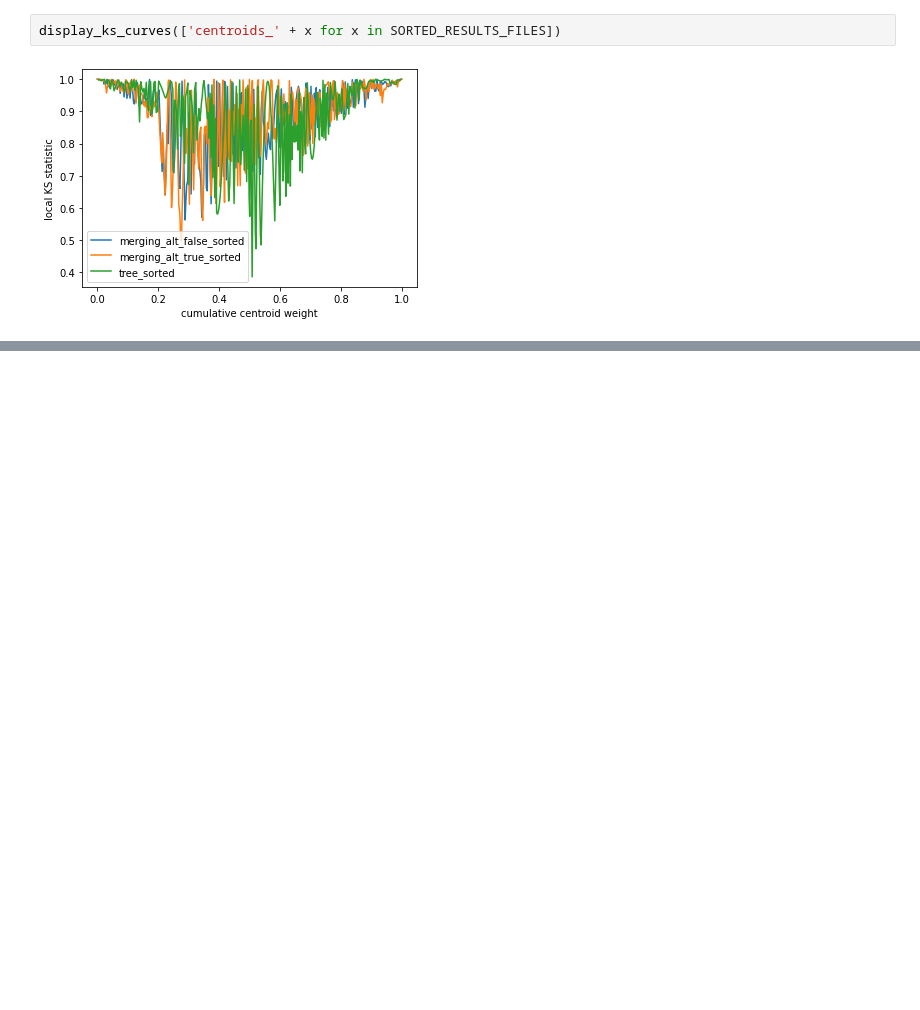
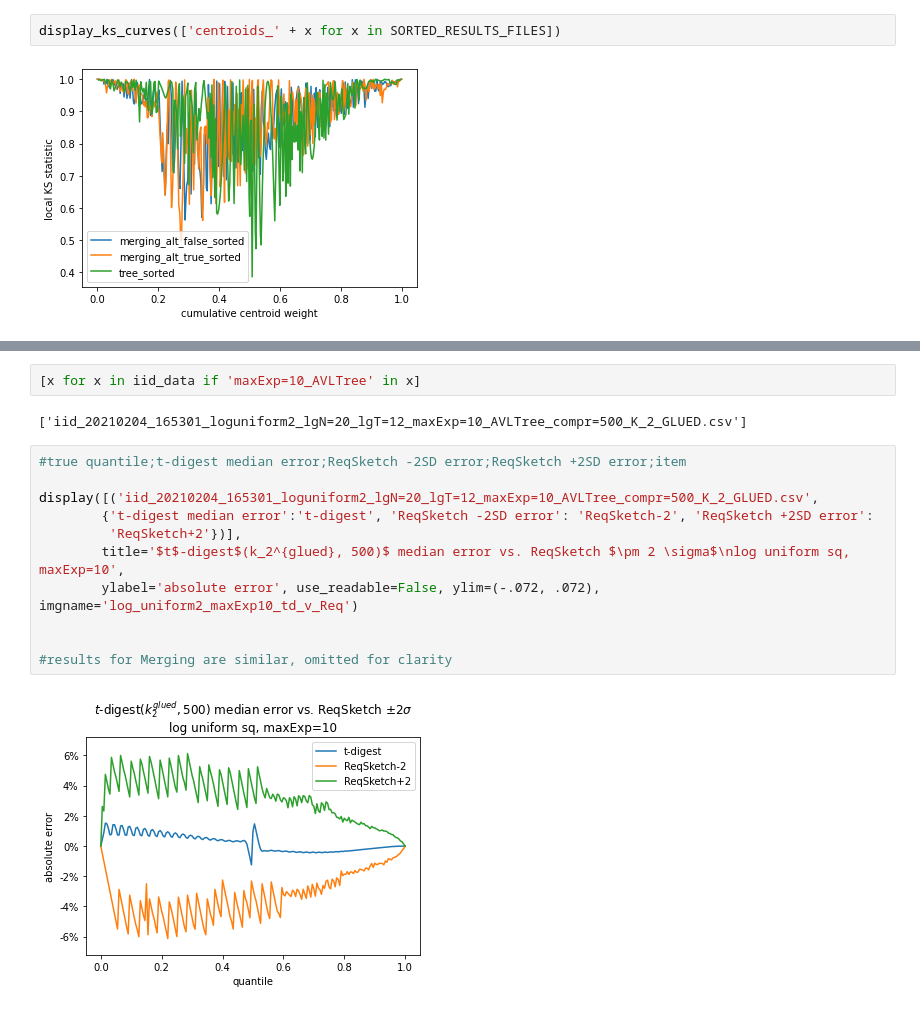
Before and after one commit to PavelVesely/t-digest, a Jupyter notebook: docs/python/adversarial_plots/notebooks/error_curves__k_0.ipynb, the cells around one changed output, grey strips where cells are left out. Drawn from its saved outputs; the diff is of its cells as text; blank space fills up the shorter version.

```diff
--- a/docs/python/adversarial_plots/notebooks/error_curves__k_0.ipynb
+++ b/docs/python/adversarial_plots/notebooks/error_curves__k_0.ipynb
@@ -116,0 +171,17 @@ display_ks_curves(['centroids_' + x for x in SORTED_RESULTS_FILES])
+# %%
+[x for x in iid_data if 'maxExp=10_AVLTree' in x]
+# %% [output]
+['iid_20210204_165301_loguniform2_lgN=20_lgT=12_maxExp=10_AVLTree_compr=500_K_2_GLUED.csv']
+# %%
+#true quantile;t-digest median error;ReqSketch -2SD error;ReqSketch +2SD error;item
+
+display([('iid_20210204_165301_loguniform2_lgN=20_lgT=12_maxExp=10_AVLTree_compr=500_K_2_GLUED.csv',
+        {'t-digest median error':'t-digest', 'ReqSketch -2SD error': 'ReqSketch-2', 'ReqSketch +2SD error':
+         'ReqSketch+2'})],
+        title='$t$-digest$(k_2^{glued}, 500)$ median error vs. ReqSketch $\pm 2 \sigma$\nlog uniform sq, maxExp=10',
+        ylabel='absolute error', use_readable=False, ylim=(-.072, .072), imgname='log_uniform2_maxExp10_td_v_Req')
+
+
+#results for Merging are similar, omitted for clarity
+# %% [output]
+[figure, added]
```
Also changed, not shown: parts of 18 cells of this notebook.
